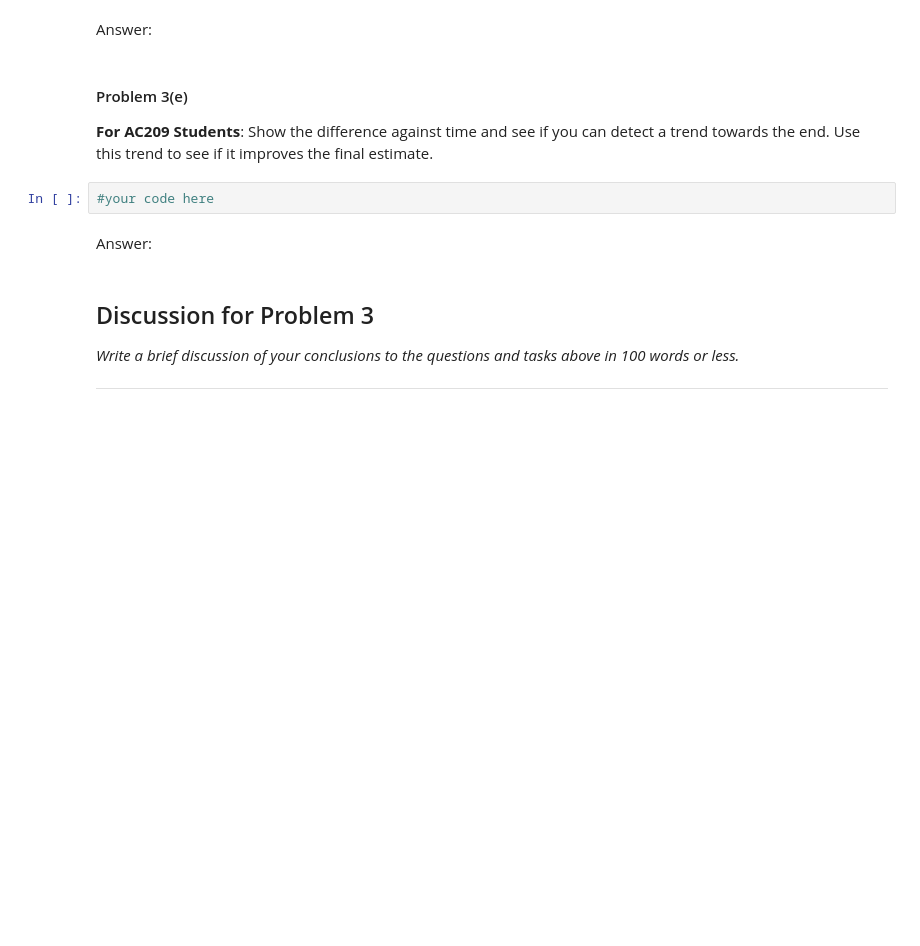
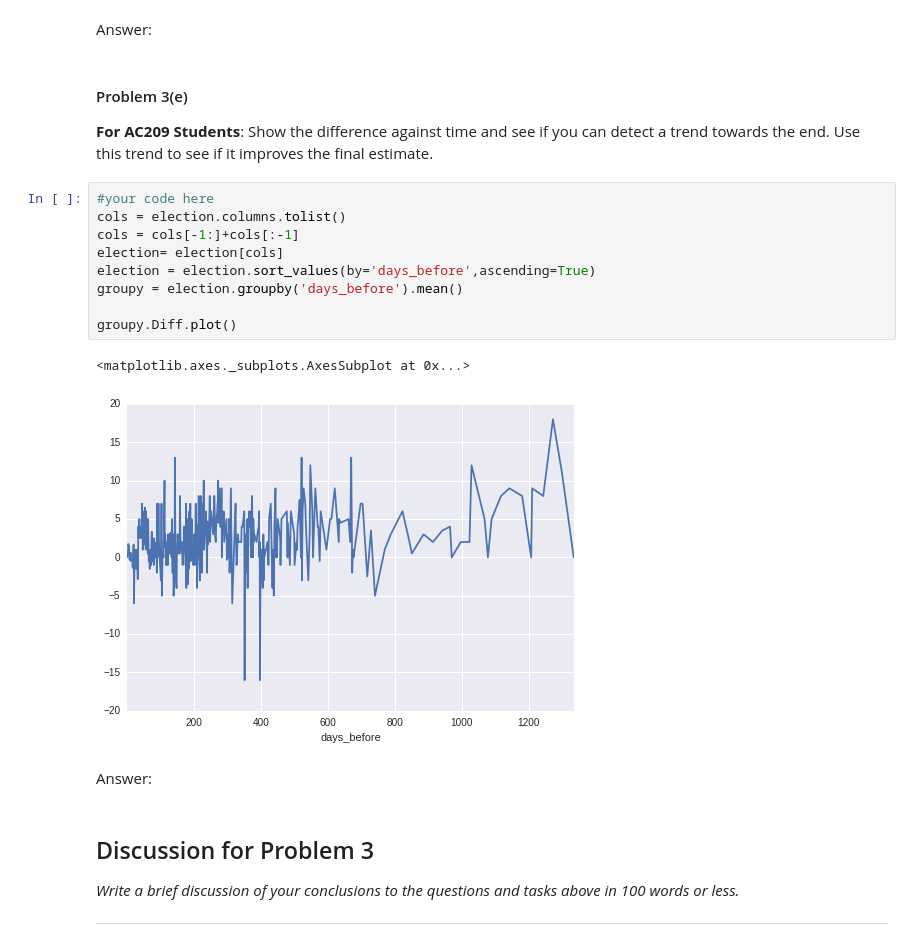
Before and after one commit to clementlefevre/CS109, a Jupyter notebook: 2014/homework_CL/HW2.ipynb, the cells around one changed output. Drawn from its saved outputs; the diff is of its cells as text; blank space fills up the shorter version.

```diff
--- a/2014/homework_CL/HW2.ipynb
+++ b/2014/homework_CL/HW2.ipynb
@@ -543,8 +601,18 @@ Answer:
 #### Problem 3(e)
 
 **For AC209 Students**: Show the difference against time and see if you can detect a trend towards the end. Use this trend to see if it improves the final estimate.
-# %%
-#your code here
+# %%
+#your code here
+cols = election.columns.tolist()
+cols = cols[-1:]+cols[:-1]
+election= election[cols]
+election = election.sort_values(by='days_before',ascending=True)
+groupy = election.groupby('days_before').mean()
+
+groupy.Diff.plot()
+# %% [output]
+<matplotlib.axes._subplots.AxesSubplot at 0x...>
+[figure, added]
 # %% [markdown]
 Answer:
 # %% [markdown]
```
Also changed, not shown: parts of 12 cells of this notebook.
